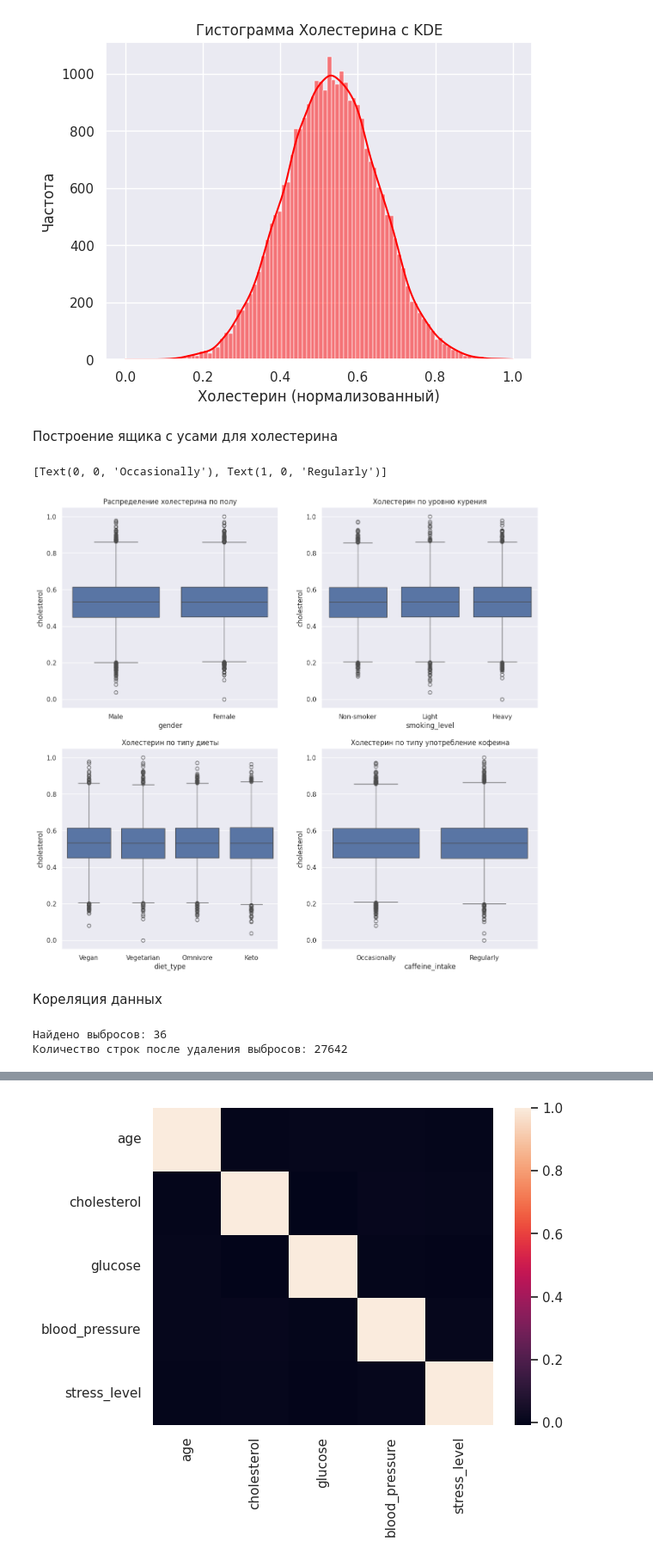
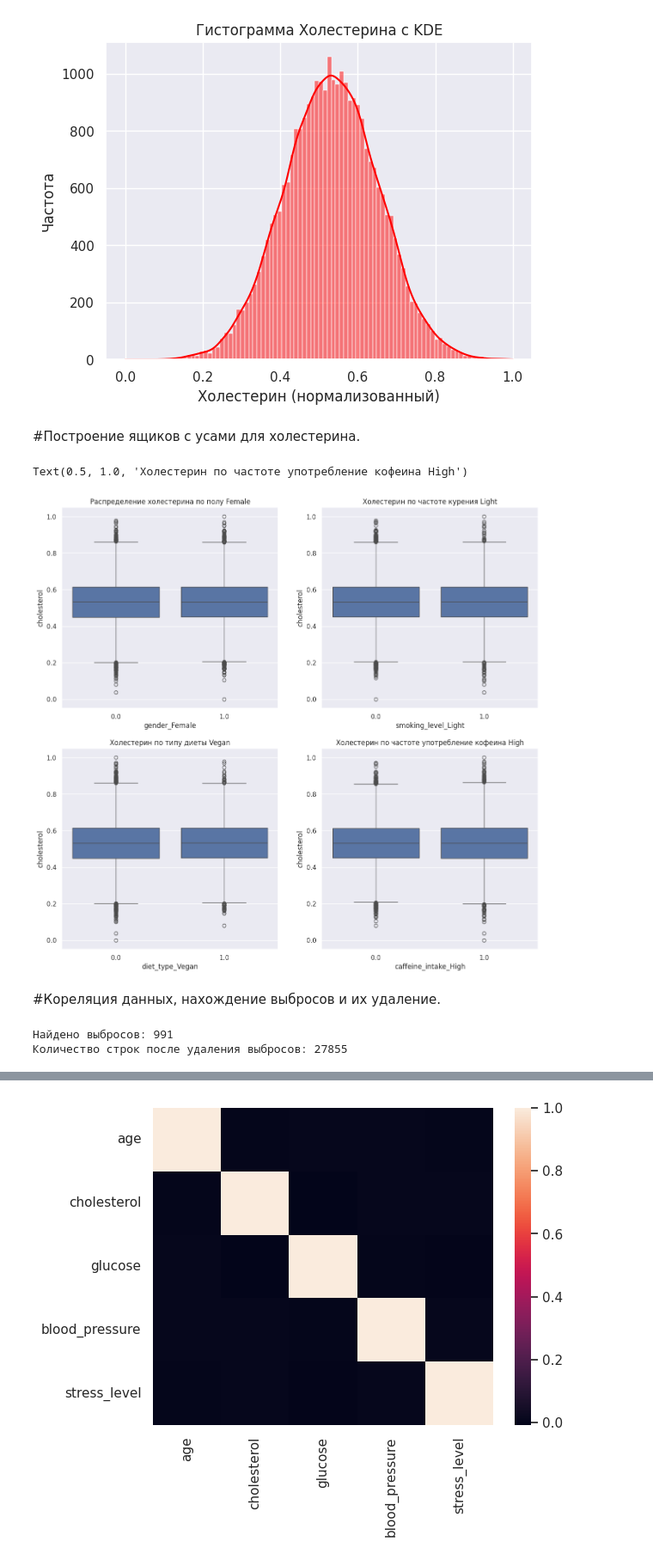
Before and after one commit to brick1ng5654/course-3, a Jupyter notebook: boml/lab1/main.ipynb, the cells around one changed output, grey strips where cells are left out. Shown at 86% size. Drawn from its saved outputs; the diff is of its cells as text; code cells hidden in the pictures.

```diff
--- a/boml/lab1/main.ipynb
+++ b/boml/lab1/main.ipynb
@@ -112,5 +143,12 @@ def coding_categorial(series):
 # %%
+# Выбираем признаки типа object
 categorical_col = DF_cp.select_dtypes(include=["object"]).columns
+
+# Разбиваем их на подпризнаки
+for column in categorical_col:
+        one_hot = pd.get_dummies(DF_cp[column], prefix=column)
+        DF_cp = DF_cp.drop(column, axis=1)
+        DF_cp = pd.concat([DF_cp, one_hot], axis=1)
 
 for column in DF_cp.columns:
   if column not in categorical_col:
@@ -119,8 +159,2 @@ for column in DF_cp.columns:
 # %%
 DF_end = DF_cp.drop_duplicates()
-# %%
-text_column = ['gender', 'sleep_quality', 'alcohol_consumption',
-                'smoking_level', 'diet_type', 'exercise_type', 'sunlight_exposure', 'caffeine_intake', 'target']
-for column in text_column:
-  if column in DF_end.columns:
-    DF_end[column] = coding_categorial(DF_end[column])
@@ -185,45 +222,43 @@ plt.ylabel('Частота')
 Text(0, 0.5, 'Частота')
 [figure]
 # %% [markdown]
-Построение ящика с усами для холестерина
+#Построение ящиков с усами для холестерина.
 # %%
 fig, axes = plt.subplots(2, 2, figsize=(15, 14))
 sns.boxplot(
     data=DF_end,
-    x='gender',
+    x='gender_Female',
     y='cholesterol',
     ax=axes[0,0])
-axes[0,0].set_title('Распределение холестерина по полу')
-axes[0,0].set_xticklabels(['Male',"Female"])
+axes[0,0].set_title('Распределение холестерина по полу Female')
+
 
 sns.boxplot(data=DF_end,
-            x='smoking_level',
+            x='smoking_level_Light',
             y='cholesterol',
             ax=axes[0,1])
-axes[0,1].set_title('Холестерин по частоте курения')
-axes[0,1].set_xticklabels(['Non-smoker', 'Light', 'Heavy'])
+axes[0,1].set_title('Холестерин по частоте курения Light')
 
 sns.boxplot(data=DF_end,
-            x='diet_type',
+            x='diet_type_Vegan',
             y='cholesterol',
             ax=axes[1,0])
-axes[1,0].set_title('Холестерин по типу диеты')
-axes[1,0].set_xticklabels(['Vegan',"Vegetarian","Omnivore","Keto"])
+axes[1,0].set_title('Холестерин по типу диеты Vegan')
+
 
 sns.boxplot(data=DF_end,
-            x='caffeine_intake',
+            x='caffeine_intake_High',
             y='cholesterol',
             ax=axes[1,1])
-axes[1,1].set_title('Холестерин по частоте употребление кофеина')
-axes[1,1].set_xticklabels(["Occasionally","Regularly"])
+axes[1,1].set_title('Холестерин по частоте употребление кофеина High')
 # %% [output]
-[Text(0, 0, 'Occasionally'), Text(1, 0, 'Regularly')]
+Text(0.5, 1.0, 'Холестерин по частоте употребление кофеина High')
-[figure, old version]
+[figure, new version]
-# %% [markdown]
-Кореляция данных
+# %% [markdown]
+#Кореляция данных, нахождение выбросов и их удаление.
 # %%
 corr_DF = DF_end.corr(method='spearman')
-
+# Функция для нахождения выбросов
 def outliers_indices(feature):
     '''
     Будем считать выбросами все точки, выходящие за пределы трёх сигм.
@@ -244,5 +279,5 @@ print(f"Найдено выбросов: {len(out)}" )
 DF_clean = DF_end.drop(out)
 print(f"Количество строк после удаления выбросов: {len(DF_clean)}")
 # %% [output]
-Найдено выбросов: 36
-Количество строк после удаления выбросов: 27642
+Найдено выбросов: 991
+Количество строк после удаления выбросов: 27855
```
Also changed, not shown: parts of 20 cells of this notebook.
